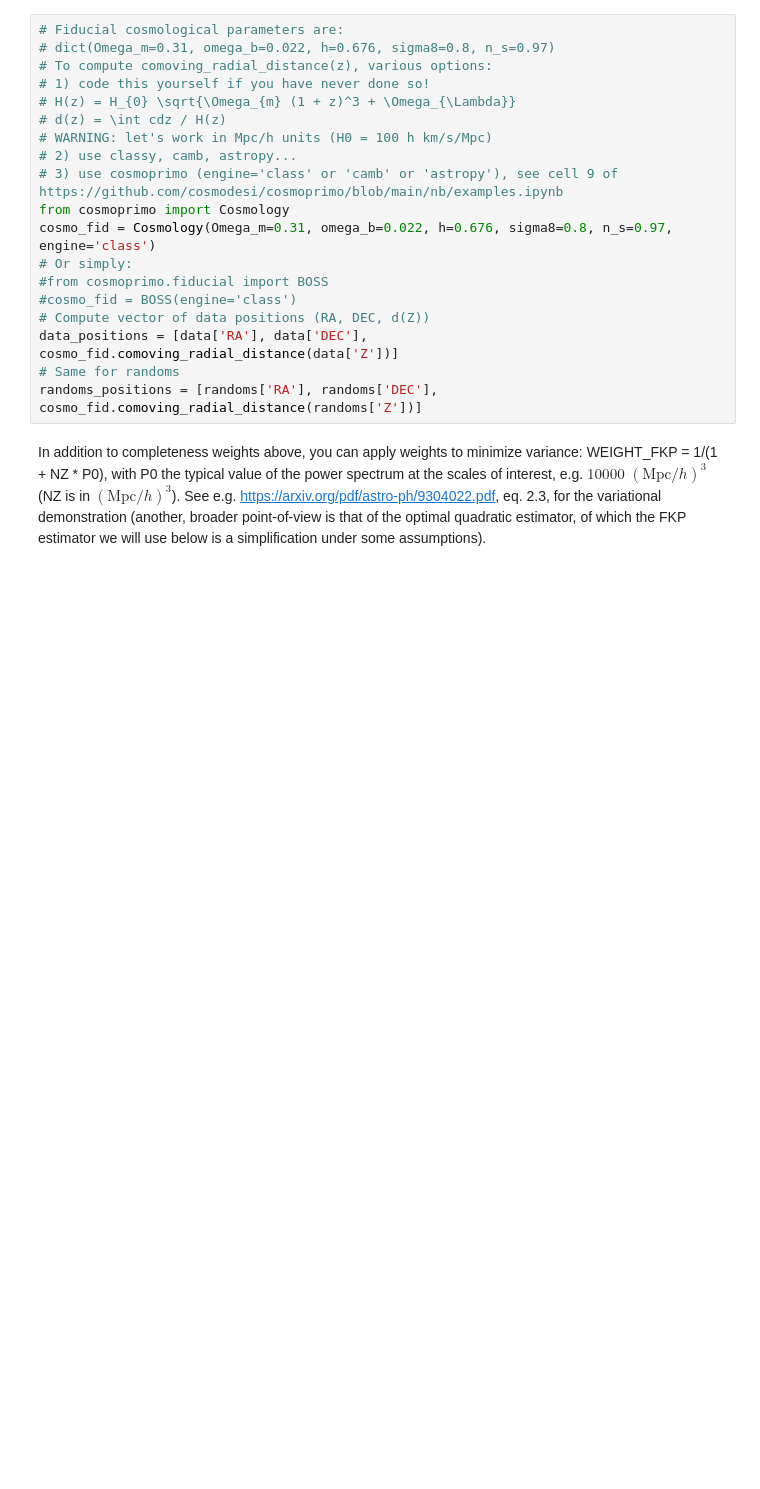
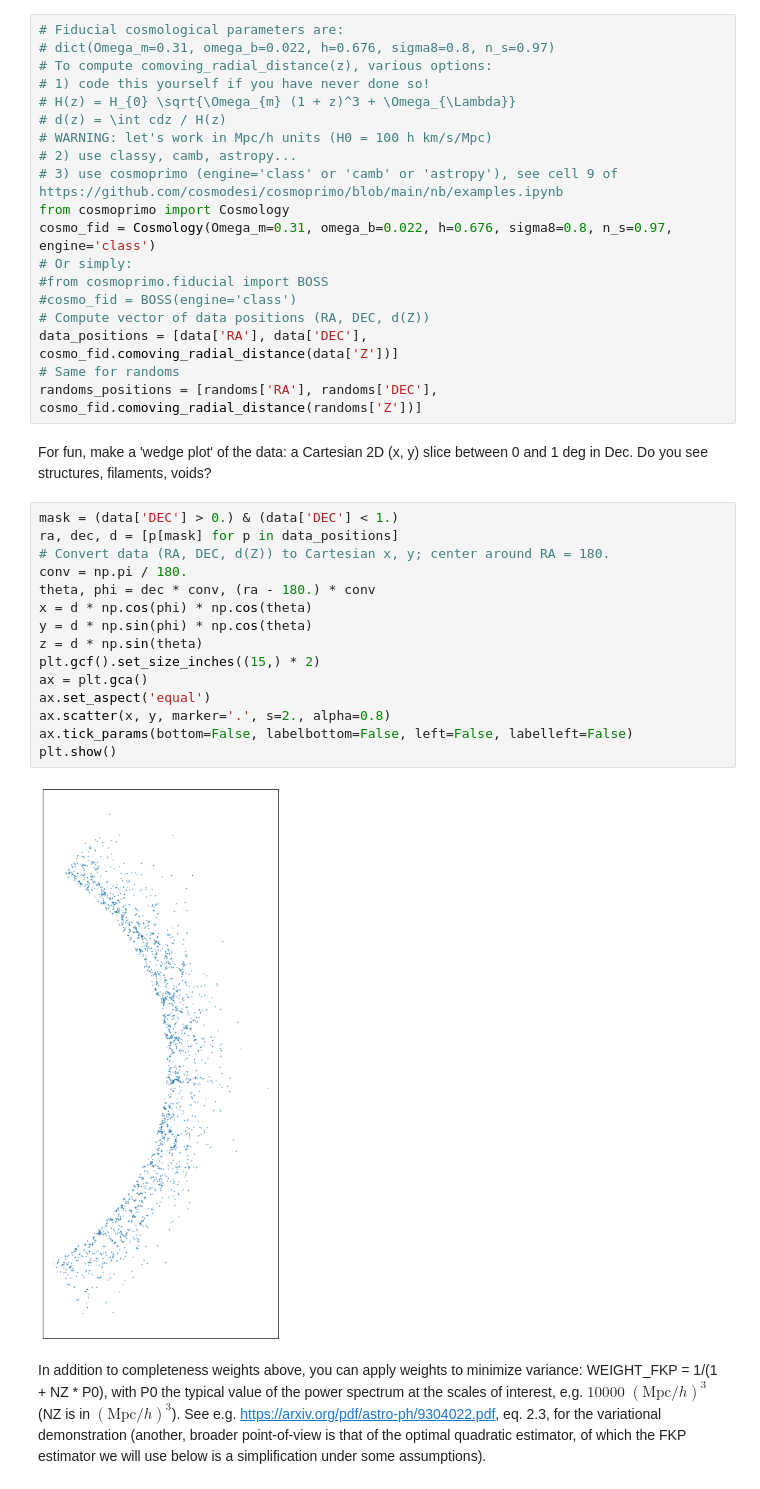
Before and after one commit to julianbautista/TD_clustering_EcoleRC, a Jupyter notebook: answers/eBOSS_LRGpCMASS_answer.ipynb, the cells around one changed output. Saved outputs shown, nothing was run; the diff lists cells and outputs as text; blank space fills up the shorter version.

```diff
--- a/answers/eBOSS_LRGpCMASS_answer.ipynb
+++ b/answers/eBOSS_LRGpCMASS_answer.ipynb
@@ -67,6 +67,25 @@ cosmo_fid = Cosmology(Omega_m=0.31, omega_b=0.022, h=0.676, sigma8=0.8, n_s=0.97
 data_positions = [data['RA'], data['DEC'], cosmo_fid.comoving_radial_distance(data['Z'])]
 # Same for randoms
 randoms_positions = [randoms['RA'], randoms['DEC'], cosmo_fid.comoving_radial_distance(randoms['Z'])]
+# %% [markdown]
+For fun, make a 'wedge plot' of the data: a Cartesian 2D (x, y) slice between 0 and 1 deg in Dec. Do you see structures, filaments, voids?
+# %%
+mask = (data['DEC'] > 0.) & (data['DEC'] < 1.)
+ra, dec, d = [p[mask] for p in data_positions]
+# Convert data (RA, DEC, d(Z)) to Cartesian x, y; center around RA = 180.
+conv = np.pi / 180.
+theta, phi = dec * conv, (ra - 180.) * conv
+x = d * np.cos(phi) * np.cos(theta)
+y = d * np.sin(phi) * np.cos(theta)
+z = d * np.sin(theta)
+plt.gcf().set_size_inches((15,) * 2)
+ax = plt.gca()
+ax.set_aspect('equal')
+ax.scatter(x, y, marker='.', s=2., alpha=0.8)
+ax.tick_params(bottom=False, labelbottom=False, left=False, labelleft=False)
+plt.show()
+# %% [output]
+[figure, added]
 # %% [markdown]
 In addition to completeness weights above, you can apply weights to minimize variance: WEIGHT_FKP = 1/(1 + NZ * P0), with P0 the typical value of the power spectrum at the scales of interest, e.g. $10000 \; (\mathrm{Mpc}/h)^{3}$ (NZ is in $(\mathrm{Mpc}/h)^{3}$).
 See e.g. https://arxiv.org/pdf/astro-ph/9304022.pdf, eq. 2.3, for the variational demonstration (another, broader point-of-view is that of the optimal quadratic estimator, of which the FKP estimator we will use below is a simplification under some assumptions).
```
Also changed, not shown: parts of 6 cells of this notebook, 14 other files.
